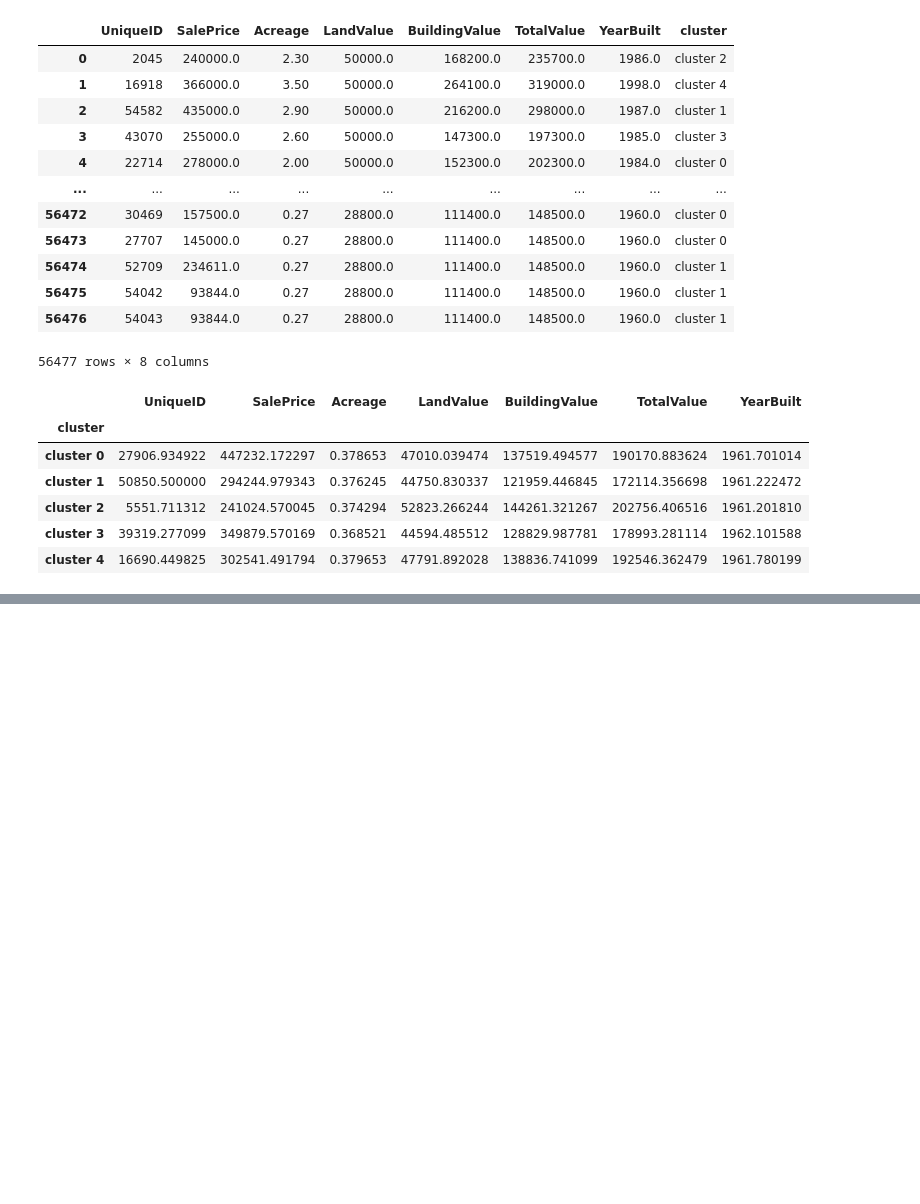
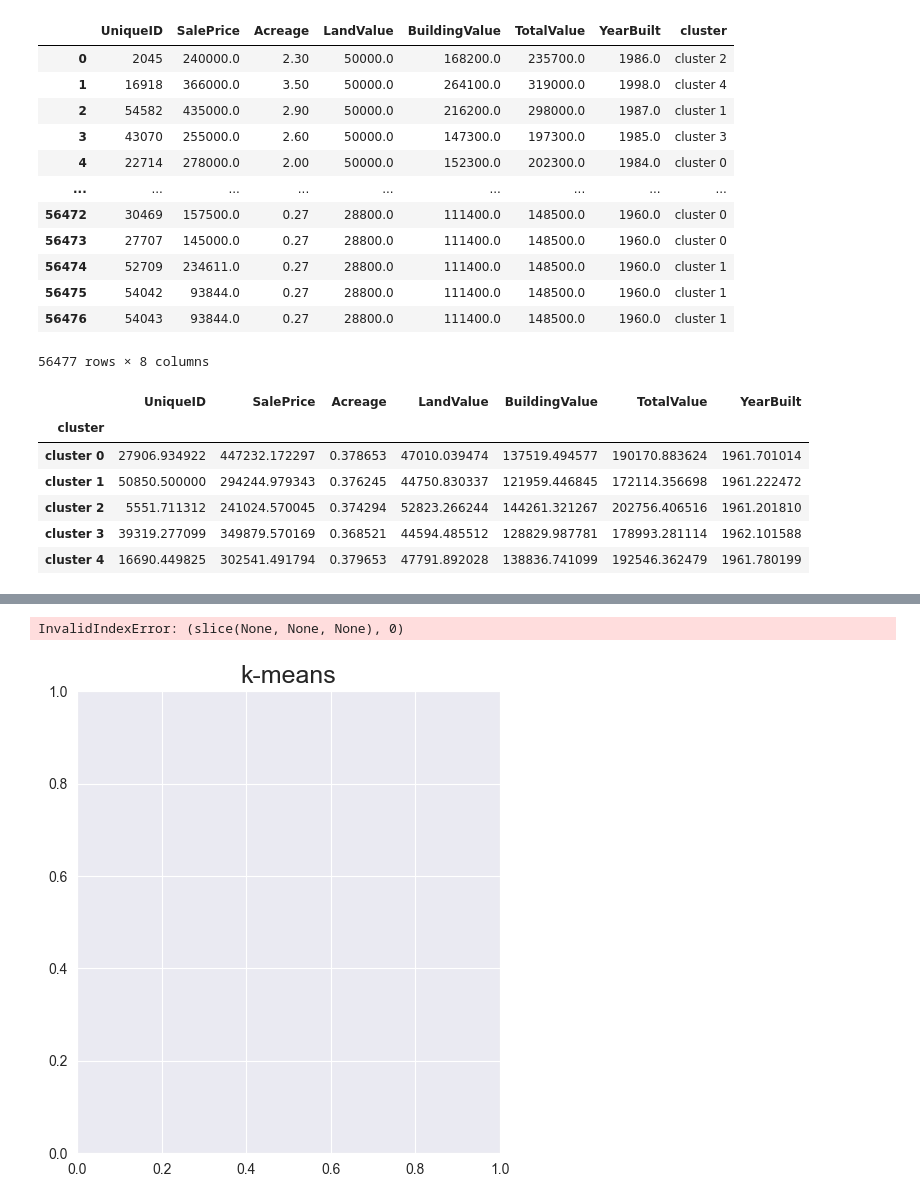
Before and after one commit to abelzambrana/Machine-Learning, a Jupyter notebook: KMeans-DBSCAN.ipynb, the cells around one changed output, grey strips where cells are left out. Cells and saved outputs as stored; diff of their text form; code cells hidden in the pictures; blank space fills up the shorter version.

Commit message:
Se agrega lineas de DBSCAN

```diff
--- a/KMeans-DBSCAN.ipynb
+++ b/KMeans-DBSCAN.ipynb
@@ -290,0 +295,5 @@ df.groupby(['cluster']).mean()
+# %%
+df=df.drop(["SalePrice", "Acreage","BuildingValue","YearBuilt"], axis=1)
+# %%
+df=df.drop(["cluster"], axis=1)
+df
@@ -290,0 +314,3 @@ df.groupby(['cluster']).mean()
+# %%
+df=df.drop(["TotalValue"], axis=1)
+df
@@ -290,0 +331,21 @@ df.groupby(['cluster']).mean()
+# %%
+km = KMeans(n_clusters = 5,
+            random_state = 42).fit_predict(df)
+
+db = DBSCAN(eps = 0.6,
+            min_samples = 5,
+            metric = 'euclidean').fit_predict(df)
+
+plt.figure(figsize=(12, 6))
+
+plt.subplot(1, 2, 1)
+plt.title('k-means', size=18)
+plt.scatter(df[:, 0], df[:, 1], s=10,  c = km, cmap = 'Accent')
+
+plt.subplot(1, 2, 2)
+plt.title('DBSCAN', size=18)
+plt.scatter(df[:, 0], df[:, 1], s=10,  c = db, cmap = 'Accent')
+plt.show()
+# %% [output]
+InvalidIndexError: (slice(None, None, None), 0)
+[figure, added]
```
Also changed, not shown: parts of 4 cells of this notebook.
